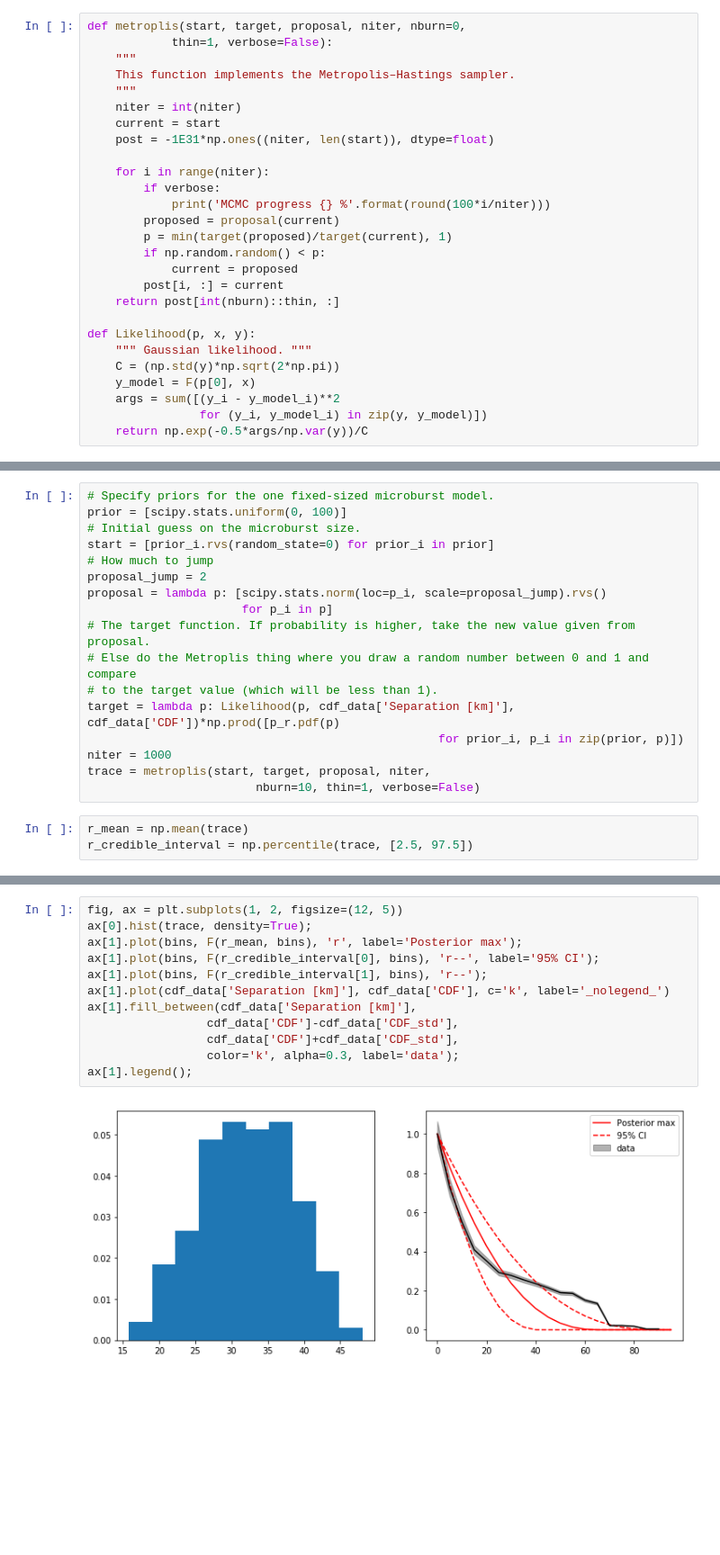
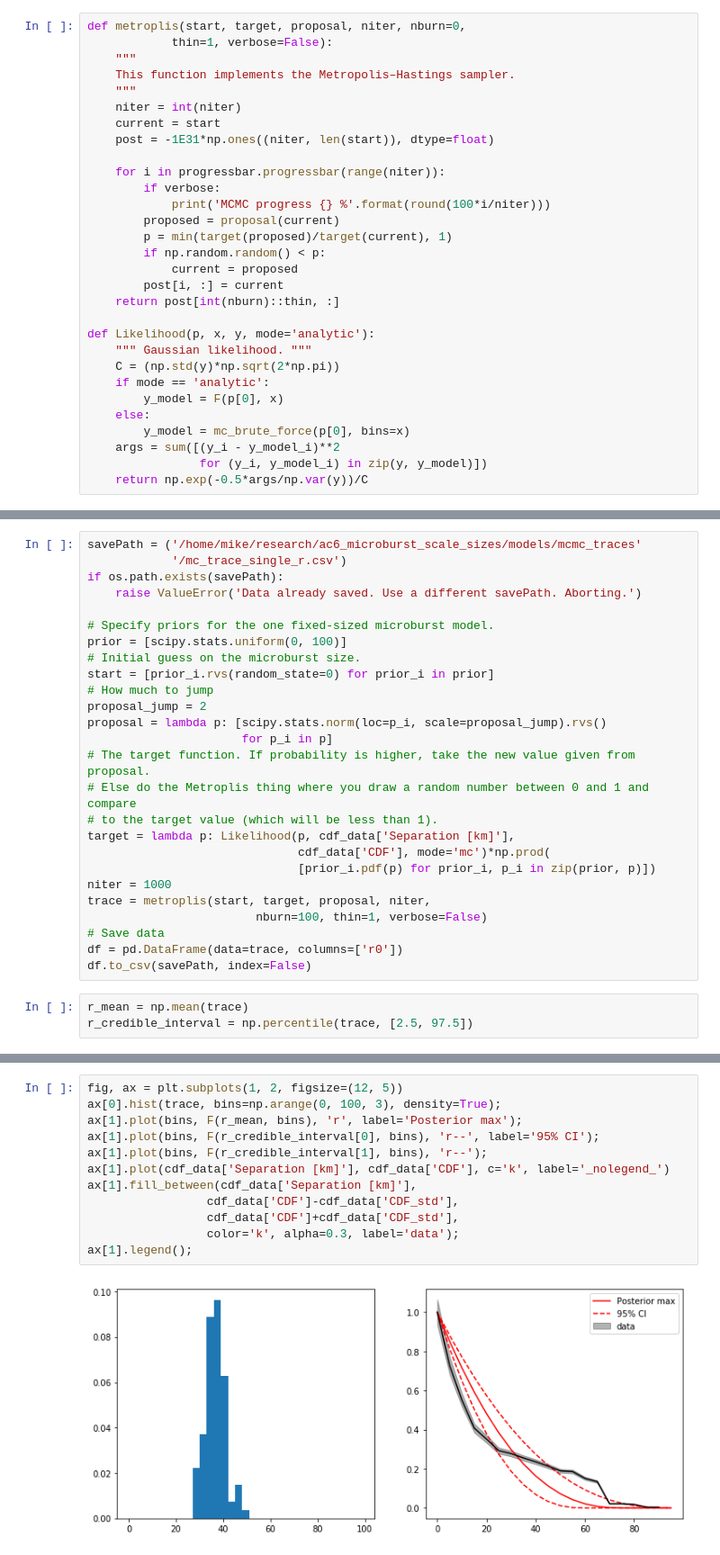
Before and after one commit to mshumko/ac6_microburst_scale_sizes, a Jupyter notebook: models/microburst_scale_size_model.ipynb, the cells around one changed output, grey strips where cells are left out. Shown: that part at 90% size. Cells and saved outputs as stored; diff of their text form; blank space fills up the shorter version.

Commit message:
Added my own MCMC algorithm. Also added a trace from a first run, the analytic_trace_single_r.csv. It is running the analytic model of a single fixed-sized microburst.

```diff
--- a/models/microburst_scale_size_model.ipynb
+++ b/models/microburst_scale_size_model.ipynb
@@ -464,7 +466,7 @@ def metroplis(start, target, proposal, niter, nburn=0,
     current = start
     post = -1E31*np.ones((niter, len(start)), dtype=float)
 
-    for i in range(niter):
+    for i in progressbar.progressbar(range(niter)):
         if verbose:
             print('MCMC progress {} %'.format(round(100*i/niter)))
         proposed = proposal(current)
@@ -474,10 +476,13 @@ def metroplis(start, target, proposal, niter, nburn=0,
         post[i, :] = current
     return post[int(nburn)::thin, :]
 
-def Likelihood(p, x, y):
+def Likelihood(p, x, y, mode='analytic'):
     """ Gaussian likelihood. """
     C = (np.std(y)*np.sqrt(2*np.pi))
-    y_model = F(p[0], x)
+    if mode == 'analytic':
+        y_model = F(p[0], x)
+    else:
+        y_model = mc_brute_force(p[0], bins=x)
     args = sum([(y_i - y_model_i)**2
                 for (y_i, y_model_i) in zip(y, y_model)])
     return np.exp(-0.5*args/np.var(y))/C
@@ -484,4 +491,9 @@ def Likelihood(p, x, y):
 # %%
+savePath = ('/home/mike/research/ac6_microburst_scale_sizes/models/mcmc_traces'
+            '/mc_trace_single_r.csv')
+if os.path.exists(savePath):
+    raise ValueError('Data already saved. Use a different savePath. Aborting.')
+
 # Specify priors for the one fixed-sized microburst model.
 prior = [scipy.stats.uniform(0, 100)]
 # Initial guess on the microburst size.
@@ -493,11 +505,15 @@ proposal = lambda p: [scipy.stats.norm(loc=p_i, scale=proposal_jump).rvs()
 # The target function. If probability is higher, take the new value given from proposal.
 # Else do the Metroplis thing where you draw a random number between 0 and 1 and compare
 # to the target value (which will be less than 1).
-target = lambda p: Likelihood(p, cdf_data['Separation [km]'], cdf_data['CDF'])*np.prod([p_r.pdf(p)
-                                                  for prior_i, p_i in zip(prior, p)])
+target = lambda p: Likelihood(p, cdf_data['Separation [km]'],
+                              cdf_data['CDF'], mode='mc')*np.prod(
+                              [prior_i.pdf(p) for prior_i, p_i in zip(prior, p)])
 niter = 1000
 trace = metroplis(start, target, proposal, niter,
-                        nburn=10, thin=1, verbose=False)
+                        nburn=100, thin=1, verbose=False)
+# Save data
+df = pd.DataFrame(data=trace, columns=['r0'])
+df.to_csv(savePath, index=False)
 # %%
 r_mean = np.mean(trace)
 r_credible_interval = np.percentile(trace, [2.5, 97.5])
@@ -508,14 +524,14 @@ mean = 32.044164629210265 | 95% CI = [20.12726781 43.85942144]
 # %%
 fig, ax = plt.subplots(1, 2, figsize=(12, 5))
-ax[0].hist(trace, density=True);
+ax[0].hist(trace, bins=np.arange(0, 100, 3), density=True);
 ax[1].plot(bins, F(r_mean, bins), 'r', label='Posterior max');
 ax[1].plot(bins, F(r_credible_interval[0], bins), 'r--', label='95% CI');
 ax[1].plot(bins, F(r_credible_interval[1], bins), 'r--');
 ax[1].plot(cdf_data['Separation [km]'], cdf_data['CDF'], c='k', label='_nolegend_')
 ax[1].fill_between(cdf_data['Separation [km]'],
                  cdf_data['CDF']-cdf_data['CDF_std'],
                  cdf_data['CDF']+cdf_data['CDF_std'],
                  color='k', alpha=0.3, label='data');
 ax[1].legend();
 # %% [output]
-[figure, old version]
+[figure, new version]
```
Also changed, not shown: parts of 10 cells of this notebook, 1 other file.
